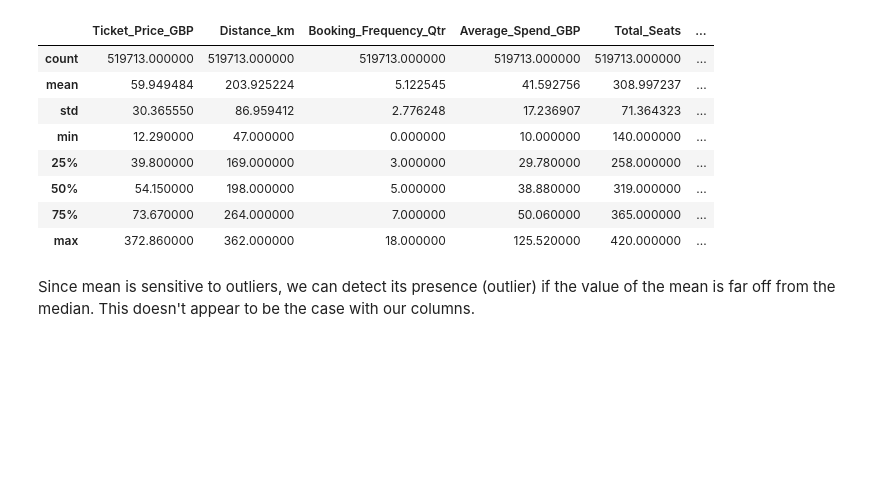
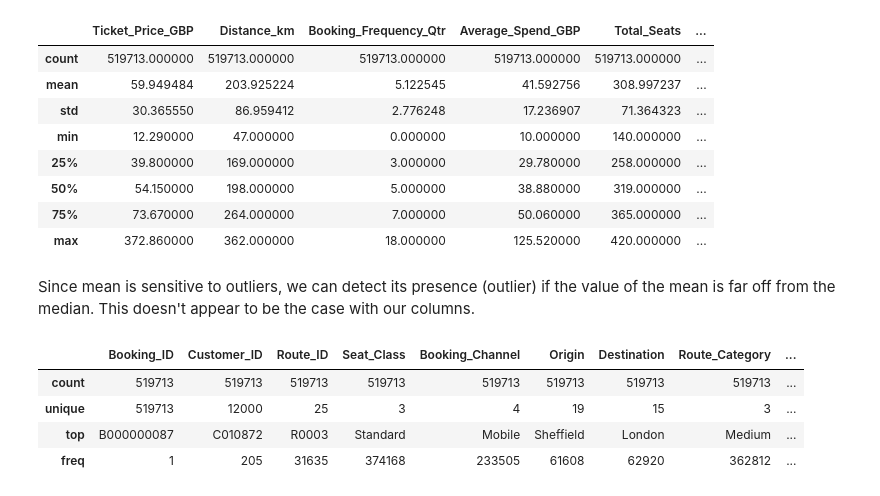
Before and after one commit to michizler/voyage-rails-analytics, a Jupyter notebook: preprocessing/clean.ipynb, the cells around one changed output. Saved outputs shown, nothing was run; the diff lists cells and outputs as text; code cells hidden in the pictures; blank space fills up the shorter version.

```diff
--- a/preprocessing/clean.ipynb
+++ b/preprocessing/clean.ipynb
@@ -101,3 +101,11 @@ travel_data.describe(include=['int64', 'float64'])
 | max | 372.860000 | 362.000000 | 18.000000 | 125.520000 | 420.000000 | ... |
 # %% [markdown]
 Since mean is sensitive to outliers, we can detect its presence (outlier) if the value of the mean is far off from the median. This doesn't appear to be the case with our columns.
+# %%
+travel_data.describe(include=['str'])
+# %% [output]
+|  | Booking_ID | Customer_ID | Route_ID | Seat_Class | Booking_Channel | Origin | Destination | Route_Category | ... |
+| count | 519713 | 519713 | 519713 | 519713 | 519713 | 519713 | 519713 | 519713 | ... |
+| unique | 519713 | 12000 | 25 | 3 | 4 | 19 | 15 | 3 | ... |
+| top | B000000087 | C010872 | R0003 | Standard | Mobile | Sheffield | London | Medium | ... |
+| freq | 1 | 205 | 31635 | 374168 | 233505 | 61608 | 62920 | 362812 | ... |
```
Also changed, not shown: parts of 23 cells of this notebook.
